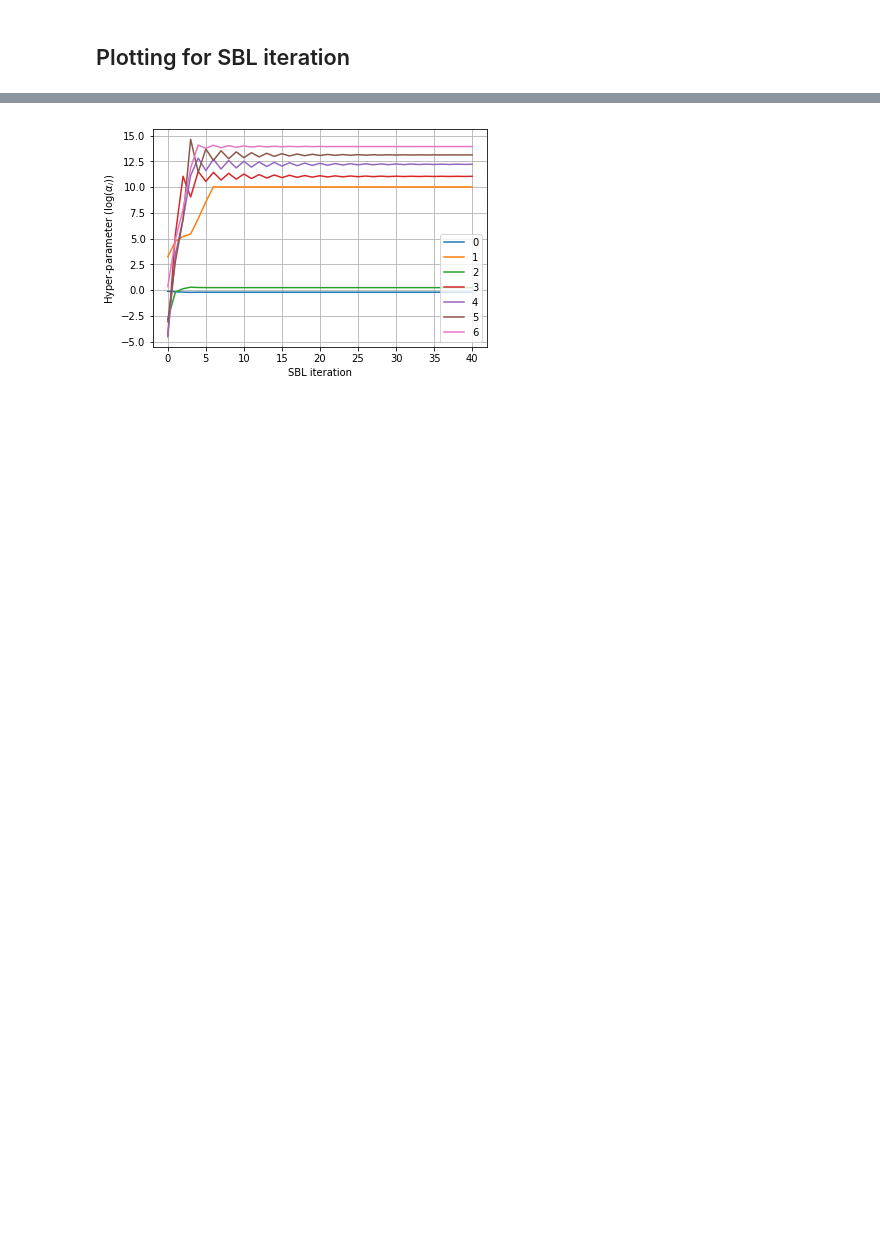
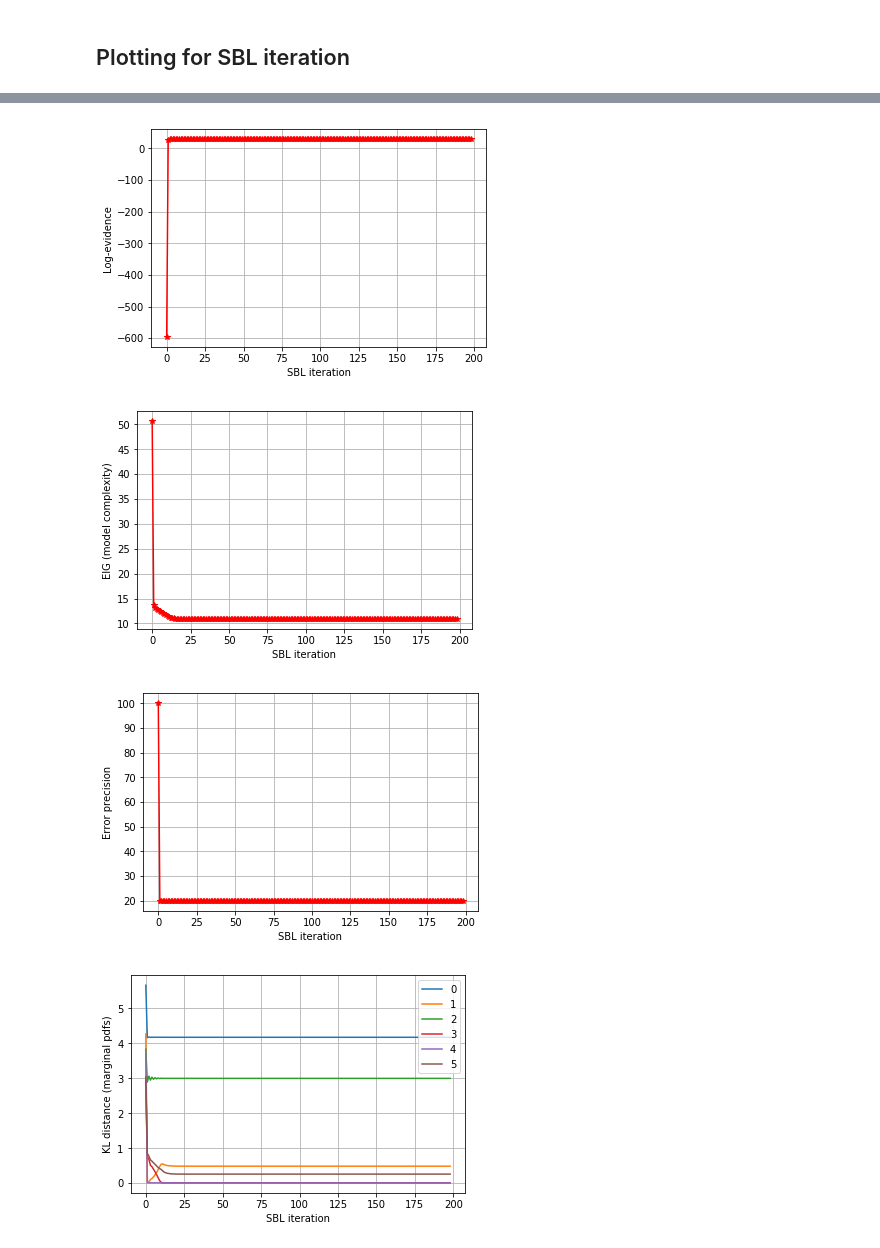
Before and after one commit to rimplesandhu/UQMLcodes, a Jupyter notebook: SBL/SBL.ipynb, the cells around one changed output, grey strips where cells are left out. Cells and saved outputs as stored; diff of their text form; code cells hidden in the pictures; blank space fills up the shorter version.

```diff
--- a/SBL/SBL.ipynb
+++ b/SBL/SBL.ipynb
@@ -173,8 +87,0 @@ plt.xlabel('SBL iteration');
-# %%
-plt.figure(3)
-for i in range(0,N):
-    plt.plot(KLdisIter[i::N],label=str(i))
-plt.grid(True)
-plt.ylabel('KL distance (marginal pdfs)')
-plt.xlabel('SBL iteration')
-plt.legend(loc='best', numpoints = 1);
@@ -183,10 +87,0 @@ plt.legend(loc='best', numpoints = 1);
-# %%
-plt.figure(4)
-for i in range(0,N):
-    plt.plot(np.log(alphaIter[i::N]),label=str(i))
-plt.grid(True)
-plt.ylabel(r'Hyper-parameter ($\log(\alpha_i)$)')
-plt.xlabel('SBL iteration')
-plt.legend(loc='best', numpoints = 1);
-# %% [output]
-[figure, removed]
@@ -199,0 +88,62 @@ PredMean = np.matmul(PhiNew,m)
+# %%
+plt.figure(1)
+plt.plot(np.log(evid[:-1]),'r*')
+plt.plot(np.log(evid[:-1]),'r-')
+plt.grid(True)
+plt.ylabel('Log-evidence')
+plt.xlabel('SBL iteration');
+plt.savefig('SBL_EVID.eps',bbox_inches='tight')
+plt.figure(2)
+plt.plot(np.log(gof[:-1]) - np.log(evid[:-1]),'r*')
+plt.plot(np.log(gof[:-1]) - np.log(evid[:-1]),'r-')
+plt.grid(True)
+plt.ylabel('EIG (model complexity)')
+plt.xlabel('SBL iteration');
+plt.savefig('SBL_EIG.eps',bbox_inches='tight')
+plt.figure(3)
+plt.plot(rho[:-1],'r*')
+plt.plot(rho[:-1],'r-')
+plt.grid(True)
+plt.ylabel('Error precision')
+plt.xlabel('SBL iteration');
+plt.savefig('SBL_RHO.eps',bbox_inches='tight')
+plt.figure(4)
+for i in range(0,N):
+    plt.plot(KLdis[i,:-1],label=str(i))
+plt.grid(True)
+plt.ylabel('KL distance (marginal pdfs)')
+plt.xlabel('SBL iteration')
+plt.legend(loc='best', numpoints = 1);
+plt.savefig('SBL_KLDIV.eps',bbox_inches='tight')
+plt.figure(5)
+for i in range(0,N):
+    plt.plot(KLdis[i,:-1],label=str(i))
+plt.grid(True)
+plt.ylabel('KL distance (marginal pdfs)')
+plt.xlabel('SBL iteration')
+plt.legend(loc='best', numpoints = 1);
+plt.savefig('SBL_KLDIV.eps',bbox_inches='tight')
+plt.figure(6)
+for i in range(0,N):
+    plt.plot(np.log(gam[i,:-1]),label=str(i))
+plt.grid(True)
+plt.ylabel(r'$\log(\gamma_i)$)')
+plt.xlabel('SBL iteration')
+plt.legend(loc='best', numpoints = 1);
+plt.savefig('SBL_GAMMA.eps',bbox_inches='tight')
+for i in range(0,N):
+    fig = plt.figure(7+i)
+    plt.plot(Wgrid[i,:],Wprior[i,:],'r-',label='Prior')
+    plt.plot(Wgrid[i,:],Wpost[i,:],'b-',label='Posterior')
+    plt.grid(True)
+    plt.xlabel(r'$a_'+str(i)+'$')
+    plt.ylabel('pdf')
+    #plt.xlim(Wrange[i,:])
+    plt.xlim(Wlim[0],Wlim[1])
+    plt.legend(loc='best', numpoints = 1)
+    plt.savefig('BLR_PDF_W'+str(i)+'.eps',bbox_inches='tight')
+# %% [output]
+[figure, added]
+[figure, added]
+[figure, added]
+[figure, added]
```
Also changed, not shown: parts of 12 cells of this notebook, 6 other files.
